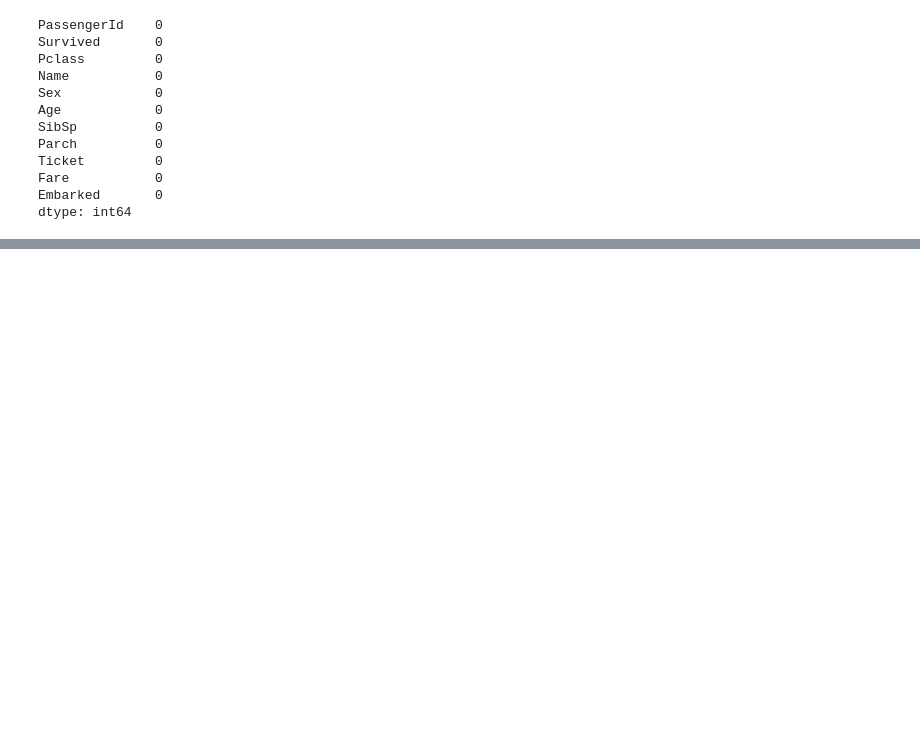
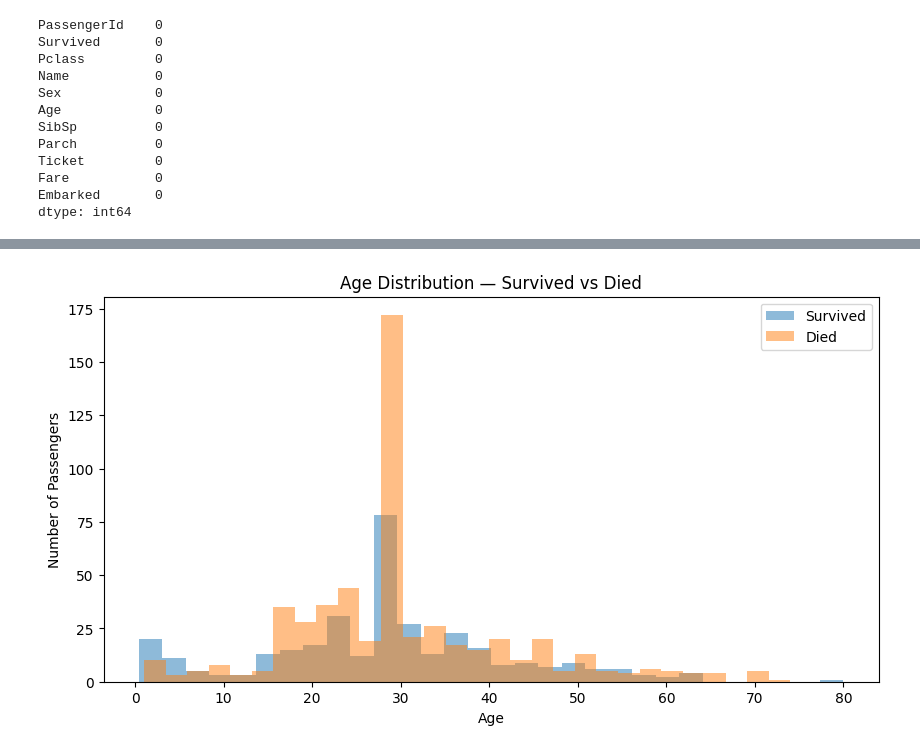
Before and after one commit to Akshitakasturia08/titanic-eda, a Jupyter notebook: titanic_analysis.ipynb, the cells around one changed output, grey strips where cells are left out. Saved outputs shown, nothing was run; the diff lists cells and outputs as text; code cells hidden in the pictures; blank space fills up the shorter version.

```diff
--- a/titanic_analysis.ipynb
+++ b/titanic_analysis.ipynb
@@ -79,0 +144,12 @@ dtype: int64
+# %%
+# age distribution
+plt.figure(figsize=(10, 5))
+plt.hist(df[df['Survived'] == 1]['Age'], alpha=0.5, label='Survived', bins=30)
+plt.hist(df[df['Survived'] == 0]['Age'], alpha=0.5, label='Died', bins=30)
+plt.title('Age Distribution — Survived vs Died')
+plt.xlabel('Age')
+plt.ylabel('Number of Passengers')
+plt.legend()
+plt.show()
+# %% [output]
+[figure, added]
```
Also changed, not shown: parts of 7 cells of this notebook.
